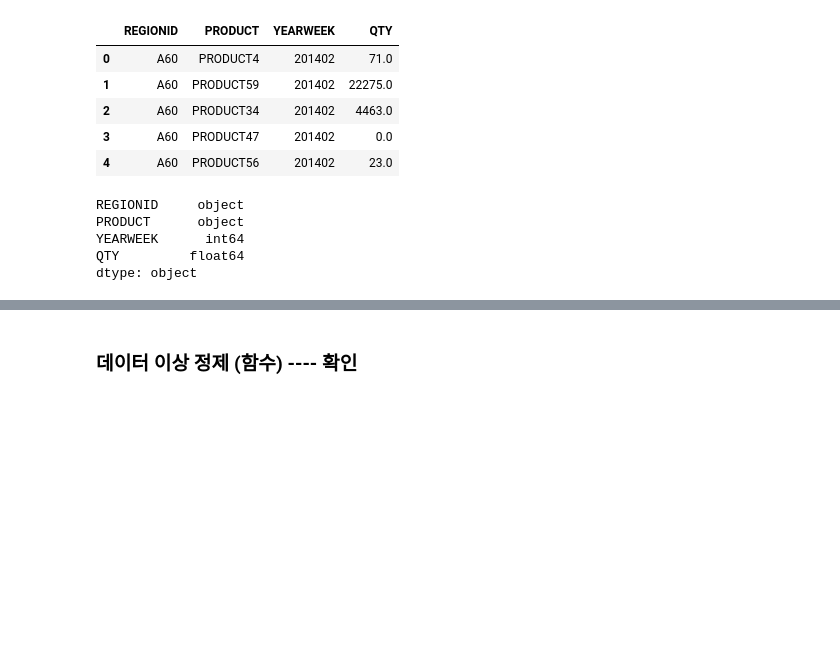
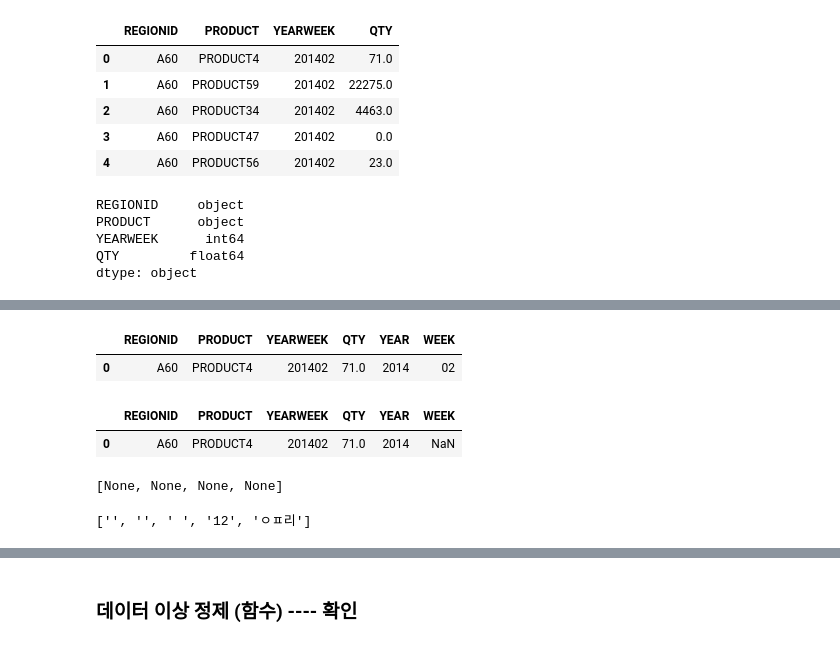
Before and after one commit to KIMYOORIM/Python, a Jupyter notebook: 04. Data cleansing/데이터 조작_0404_2.ipynb, the cells around one changed output, grey strips where cells are left out. Drawn from its saved outputs; the diff is of its cells as text; code cells hidden in the pictures; blank space fills up the shorter version.

```diff
--- a/04. Data cleansing/데이터 조작_0404_2.ipynb
+++ b/04. Data cleansing/데이터 조작_0404_2.ipynb
@@ -310,0 +338,17 @@ selloutData.head(1)
+# %%
+selloutData["WEEK"] = selloutData.YEARWEEK.str[4:]
+selloutData.head(1)
+# %% [output]
+|  | REGIONID | PRODUCT | YEARWEEK | QTY | YEAR | WEEK |
+| 0 | A60 | PRODUCT4 | 201402 | 71.0 | 2014 | 02 |
+# %%
+selloutData["WEEK"] = selloutData.YEARWEEK.astype(str)[4:]
+selloutData.head(1)
+# %% [output]
+|  | REGIONID | PRODUCT | YEARWEEK | QTY | YEAR | WEEK |
+| 0 | A60 | PRODUCT4 | 201402 | 71.0 | 2014 | NaN |
+# %%
+B = [None]*4
+B
+# %% [output]
+[None, None, None, None]
@@ -311,3 +362,7 @@ selloutData.head(1)
+# %%
+A
+# %% [output]
+['', '', ' ', '12', 'ㅇㅍ리']
 # %%
 #컬럼 제대로 만들어졌는지 확인
 selloutData["WEEK"].astype(int).min()
```
Also changed, not shown: parts of 50 cells of this notebook, 11 other files.
